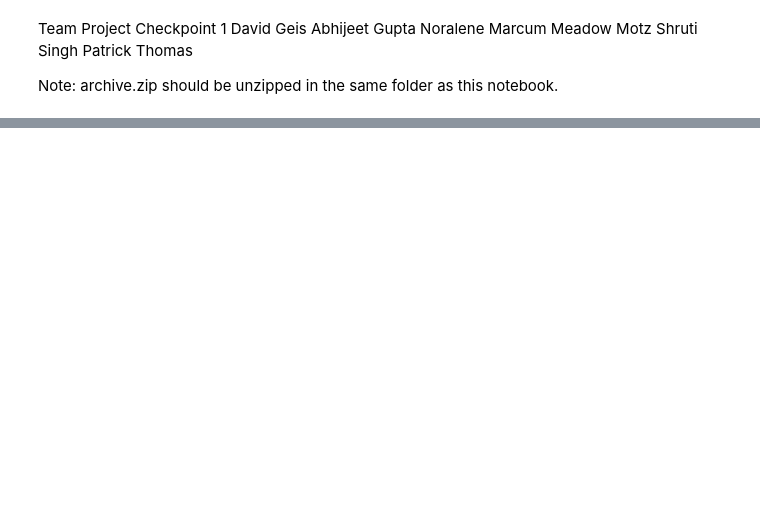
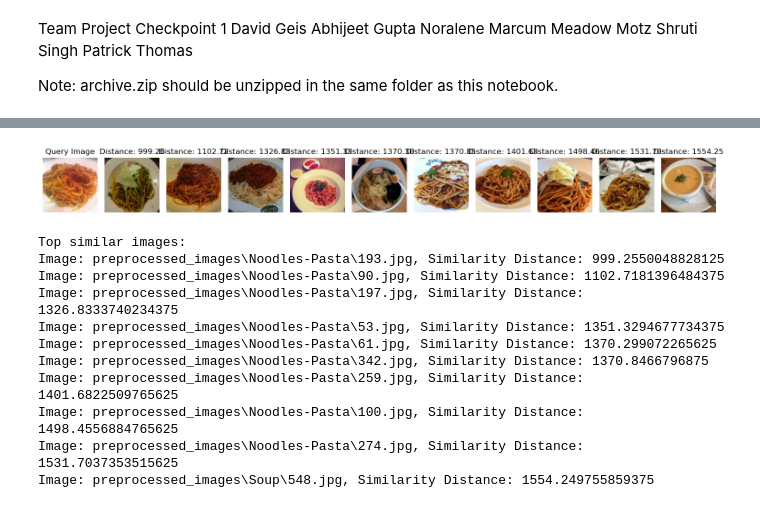
Before and after one commit to MeadowMotz/AI-Food-RIS, a Jupyter notebook: TeamProjectCheckpoint1.ipynb, the cells around one changed output, grey strips where cells are left out. Drawn from its saved outputs; the diff is of its cells as text; code cells hidden in the pictures; blank space fills up the shorter version.

```diff
--- a/TeamProjectCheckpoint1.ipynb
+++ b/TeamProjectCheckpoint1.ipynb
@@ -176,58 +196,84 @@ def extract_pca_features(image, pca_model):
 def resize_image(image, size=(300, 300)):
     return cv2.resize(image, size)
 
-# Load your FAISS index, PCA model, and image IDs
-faiss_index = faiss.read_index('food_images_all_features.index')
-pca_model = joblib.load('pca_model.pkl')
-image_ids = joblib.load('image_ids.pkl')
-
 # Function to search similar images
-def search_similar_images(query_image_path, top_k=10):
+def search_similar_images(query_image_path, index, pca, meta, top_k=10):
     img = cv2.imread(query_image_path)
     img_resized = resize_image(img)
 
+    sift_feat = extract_sift_features(img_resized)
+    hog_feat = extract_hog_features(img_resized)
     lbp_feat = extract_lbp_features(img_resized)
     color_hist_feat = extract_color_histogram(img_resized)
-    sift_feat = extract_sift_features(img_resized)
-    hog_feat = extract_hog_features(img_resized)
-    pca_feat = extract_pca_features(img_resized, pca_model)
 
-    combined_features = np.concatenate((sift_feat, hog_feat, lbp_feat, color_hist_feat, pca_feat)).astype('float32')
+    # Handle varying feature lengths
+    features = []
+    features.extend(sift_feat)
+    features.extend(hog_feat)
+    features.extend(lbp_feat)
+    features.extend(color_hist_feat)
 
-    distances, indices = faiss_index.search(np.array([combined_features]), top_k)
+    combined_feat = np.array(features).reshape(1, -1)
 
-    similar_images = [(image_ids[idx], distances[0][i]) for i, idx in enumerate(indices[0])]
+    # Apply PCA transformation
+    reduced_feat = pca.transform(combined_feat)
+    reduced_feat = np.array(reduced_feat).astype('float32')
 
+    # Search in FAISS index
+    distances, indices = index.search(reduced_feat, top_k)
+
+    # Retrieve similar image paths
+    similar_images = [(meta[idx], distances[0][i]) for i, idx in enumerate(indices[0])]
     return similar_images
 
 # Visualization of results
 def visualize_results(query_image_path, similar_images):
     plt.figure(figsize=(15, 5))
 
     # Display query image
     query_img = cv2.cvtColor(cv2.imread(query_image_path), cv2.COLOR_BGR2RGB)
     plt.subplot(1, len(similar_images) + 1, 1)
     plt.imshow(query_img)
     plt.title("Query Image")
     plt.axis('off')
 
     # Display similar images
     for i, (img_path, distance) in enumerate(similar_images):
         img = cv2.cvtColor(cv2.imread(img_path), cv2.COLOR_BGR2RGB)
         plt.subplot(1, len(similar_images) + 1, i + 2)
         plt.imshow(img)
         plt.title(f"Distance: {distance:.2f}")
         plt.axis('off')
 
     plt.tight_layout()
     plt.show()
 
+# Load your FAISS index, PCA model, and image IDs
+faiss_index = faiss.read_index('food_faiss.index')
+pca_model = joblib.load('pca_model.pkl')
+image_ids = joblib.load('meta_storage.pkl')
+
 # Run example
-query_image = 'archive/validation/Vegetable-Fruit/11.jpg'
-similar_images = search_similar_images(query_image)
+#query_image = 'archive/validation/Vegetable-Fruit/11.jpg'
+query_image = 'archive/validation/Noodles-Pasta/0.jpg'
+
+similar_images = search_similar_images(query_image, faiss_index, pca_model, image_ids)
 
 visualize_results(query_image, similar_images)
 
 print("Top similar images:")
 for path, distance in similar_images:
     print(f"Image: {path}, Similarity Distance: {distance}")
+# %% [output]
+[figure, added]
+Top similar images:
+Image: preprocessed_images\Noodles-Pasta\193.jpg, Similarity Distance: 999.2550048828125
+Image: preprocessed_images\Noodles-Pasta\90.jpg, Similarity Distance: 1102.7181396484375
+Image: preprocessed_images\Noodles-Pasta\197.jpg, Similarity Distance: 1326.8333740234375
+Image: preprocessed_images\Noodles-Pasta\53.jpg, Similarity Distance: 1351.3294677734375
+Image: preprocessed_images\Noodles-Pasta\61.jpg, Similarity Distance: 1370.299072265625
+Image: preprocessed_images\Noodles-Pasta\342.jpg, Similarity Distance: 1370.8466796875
+Image: preprocessed_images\Noodles-Pasta\259.jpg, Similarity Distance: 1401.6822509765625
+Image: preprocessed_images\Noodles-Pasta\100.jpg, Similarity Distance: 1498.4556884765625
+Image: preprocessed_images\Noodles-Pasta\274.jpg, Similarity Distance: 1531.7037353515625
+Image: preprocessed_images\Soup\548.jpg, Similarity Distance: 1554.249755859375
```
Also changed, not shown: parts of 1 cell of this notebook.
